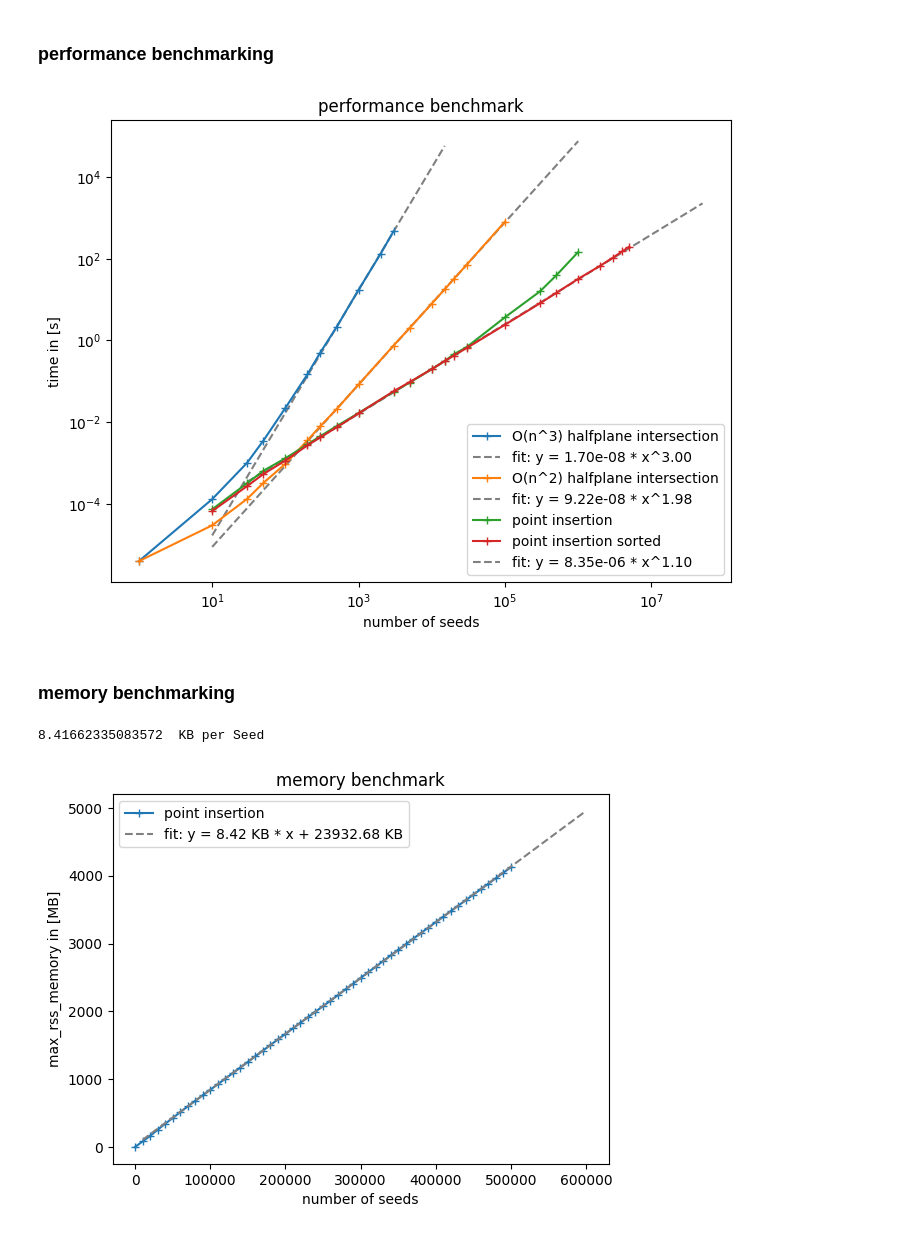
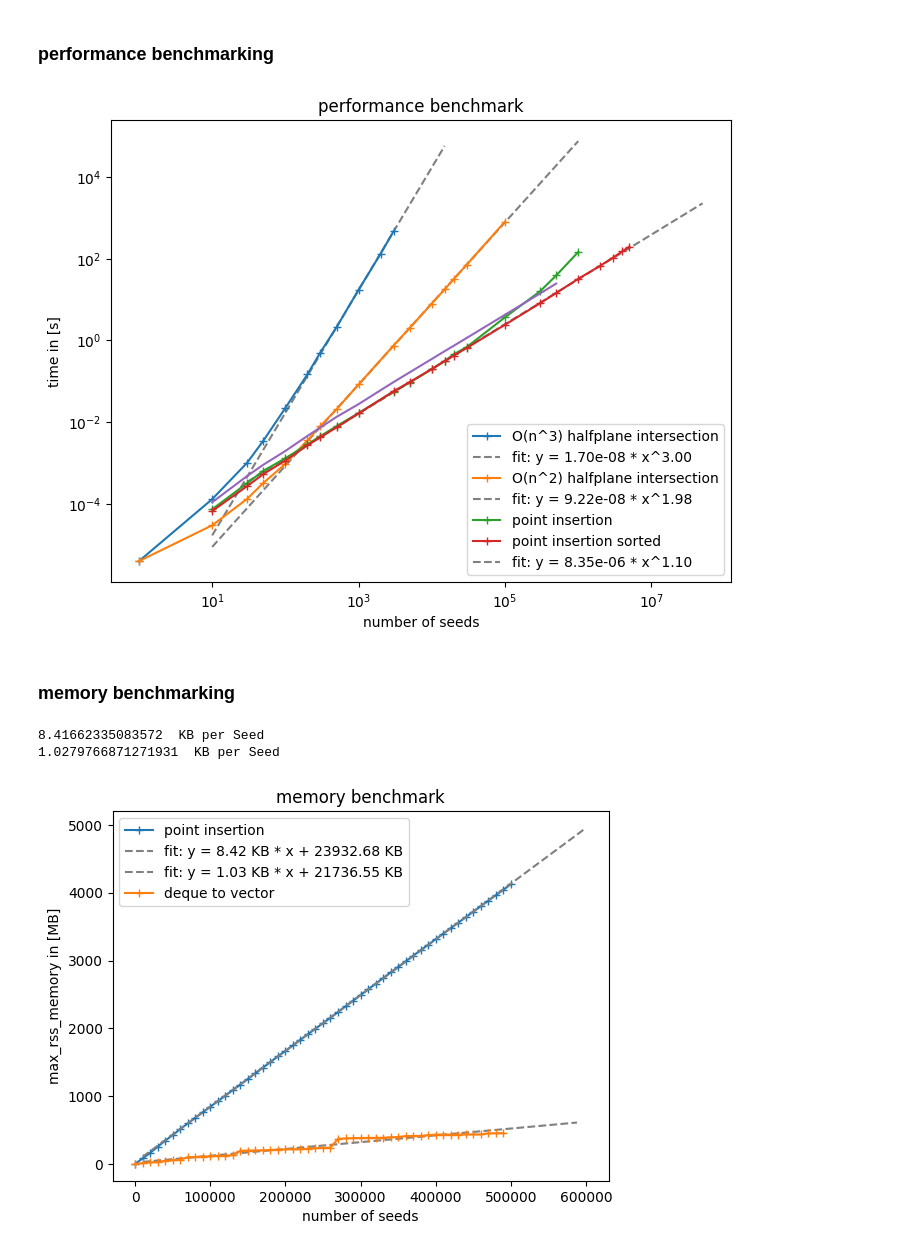
Before and after one commit to lucas56098/voronoi_mesh_project, a Jupyter notebook: animate.ipynb, the cells around one changed output. Cells and saved outputs as stored; diff of their text form; code cells hidden in the pictures.

```diff
--- a/animate.ipynb
+++ b/animate.ipynb
@@ -176,6 +176,7 @@ release_memory_opt = np.loadtxt('build/benchmarks/times_release_memory_opt.csv',
 new_algorithm = np.loadtxt('build/benchmarks/time_hp_intersect_with_memory_log.csv', delimiter=',', skiprows=1)
 pt_insertion = np.loadtxt('build/benchmarks/time_point_insertion_new_boundary_management.csv', delimiter=',', skiprows=1)
 pt_insertion_sort = np.loadtxt('build/benchmarks/time_point_insertion_with_sort.csv', delimiter=',', skiprows=1)
+deq_to_vec = np.loadtxt('build/benchmarks/time_changed_deque_to_vector.csv', delimiter=',', skiprows=1)
 
 # fitfunction
 def line(x, m, b):
@@ -218,34 +219,47 @@ plt.plot(x_fit2, y_fit2, label=f'fit: y = {np.exp(b1):.2e} * x^{m1:.2f}', color=
 plt.plot(pt_insertion[:, 0], pt_insertion[:, 1]/1000000, label = 'point insertion', marker = '+', zorder = 2)
 plt.plot(pt_insertion_sort[:, 0], pt_insertion_sort[:, 1]/1000000, label = 'point insertion sorted', marker = '+', zorder = 2)
 plt.plot(x_fit3, y_fit3, label=f'fit: y = {np.exp(b2):.2e} * x^{m2:.2f}', color='grey', linestyle = '--', zorder = 1)
+plt.plot(deq_to_vec[:, 0], deq_to_vec[:, 1]/1000000)
 plt.legend()
 plt.savefig("figures/benchmark.png")
 plt.show()
 # %% [output]
-[figure, old version]
+[figure, new version]
 # %% [markdown]
 ### memory benchmarking
 # %%
 # load data
 pt_insertion_memory = np.loadtxt('build/benchmarks/memory_for_memory_benchmark.csv', delimiter=',', skiprows=1)
+memory_opt = np.loadtxt('build/benchmarks/memory_changed_deque_to_vector.csv', delimiter=',', skiprows=1)
 
 # fit linear function
 popt1, pcov1 = curve_fit(line, pt_insertion_memory[9:, 0], pt_insertion_memory[9:,1]/1024/1024)
 print((popt1[0]*1024), ' KB per Seed')
 m1 = popt1[0]
 b1 = popt1[1]
 
+# fit linear function
+popt2, pcov2 = curve_fit(line, memory_opt[:, 0], memory_opt[:,1]/1024/1024)
+print((popt2[0]*1024), ' KB per Seed')
+m2 = popt2[0]
+b2 = popt2[1]
+
 # plot the linear fit
 x_fit = np.linspace(min(pt_insertion_memory[1:, 0]), max(pt_insertion_memory[:, 0])*1.2, 100)
 y_fit = line(x_fit, m1, b1)
+x_fit2 = np.linspace(min(memory_opt[1:, 0]), max(memory_opt[:, 0])*1.2, 100)
+y_fit2 = line(x_fit2, m2, b2)
 plt.title('memory benchmark')
 plt.xlabel('number of seeds')
 plt.ylabel('max_rss_memory in [MB]')
 plt.plot(pt_insertion_memory[:, 0], pt_insertion_memory[:, 1]/1024/1024, label = 'point insertion', marker = '+')
 plt.plot(x_fit, y_fit, label=f'fit: y = {m1*1024:.2f} KB * x + {b1*1024:.2f} KB', color='grey', linestyle = '--')
+plt.plot(x_fit2, y_fit2, label=f'fit: y = {m2*1024:.2f} KB * x + {b2*1024:.2f} KB', color='grey', linestyle = '--')
+plt.plot(memory_opt[:, 0], memory_opt[:, 1]/1024/1024, label = 'deque to vector', marker = '+')
 plt.legend(loc = 'best')
 plt.savefig("figures/memory_benchmark.png")
 plt.show()
 # %% [output]
 8.41662335083572  KB per Seed
+1.0279766871271931  KB per Seed
-[figure, old version]
+[figure, new version]
```
Also changed, not shown: parts of 3 cells of this notebook, 10 other files.
